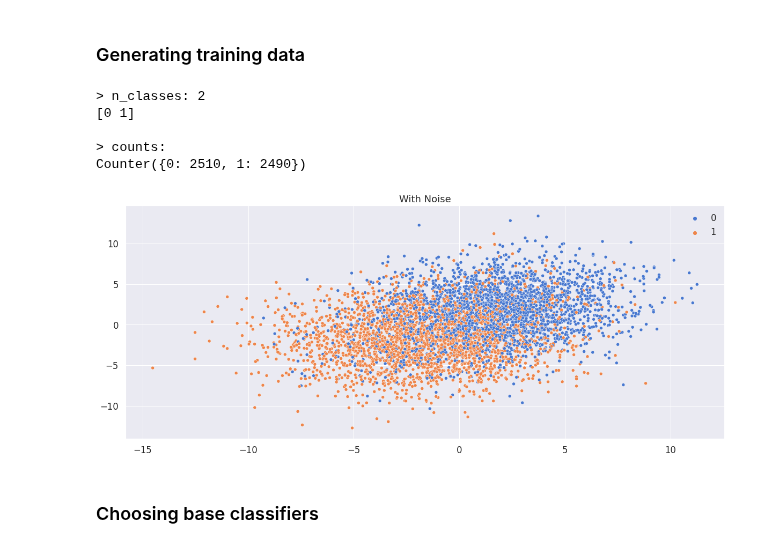
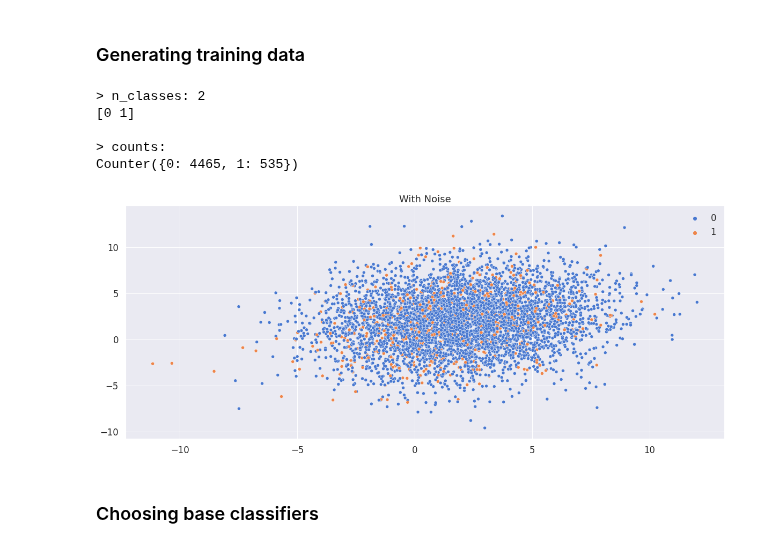
Before and after one commit to pleiadian53/cf_ensemble, a Jupyter notebook: Demo-CF-Stacking-part4.ipynb, the cells around one changed output. Drawn from its saved outputs; the diff is of its cells as text; code cells hidden in the pictures.

```diff
--- a/Demo-CF-Stacking-part4.ipynb
+++ b/Demo-CF-Stacking-part4.ipynb
@@ -122,18 +122,18 @@ np.set_printoptions(precision=3, edgeitems=5, suppress=True)
 # %%
 %matplotlib inline
 import data_pipeline as dp
 
-max_class_ratio=0.50
+max_class_ratio=0.99
 
 # get the dataset
 X0, y0 = dp.generate_imbalanced_data(class_ratio=max_class_ratio, verbose=1)
 # %% [output]
 > n_classes: 2
 [0 1]
 
 > counts:
-Counter({0: 2510, 1: 2490})
+Counter({0: 4465, 1: 535})
-[figure, old version]
+[figure, new version]
 # %% [markdown]
 ### Choosing base classifiers
 # %%
```
Also changed, not shown: parts of 10 cells of this notebook, 5 other files.
